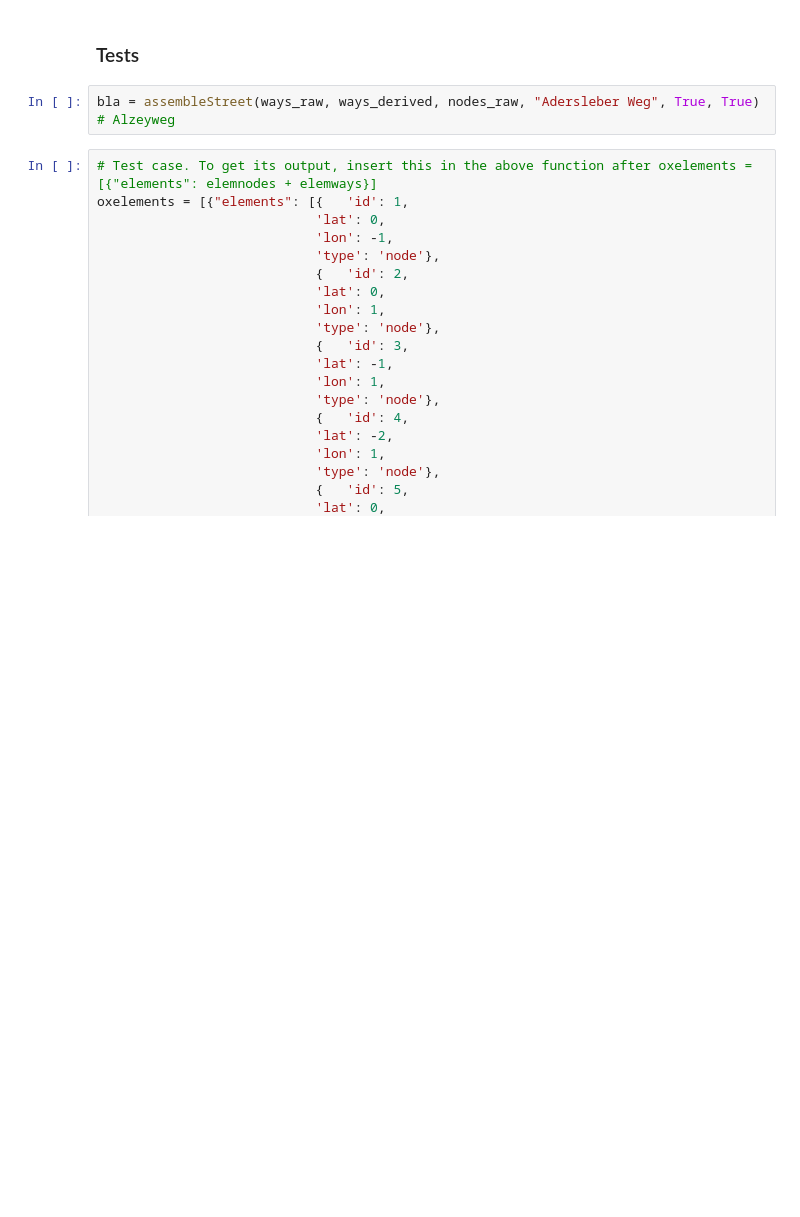
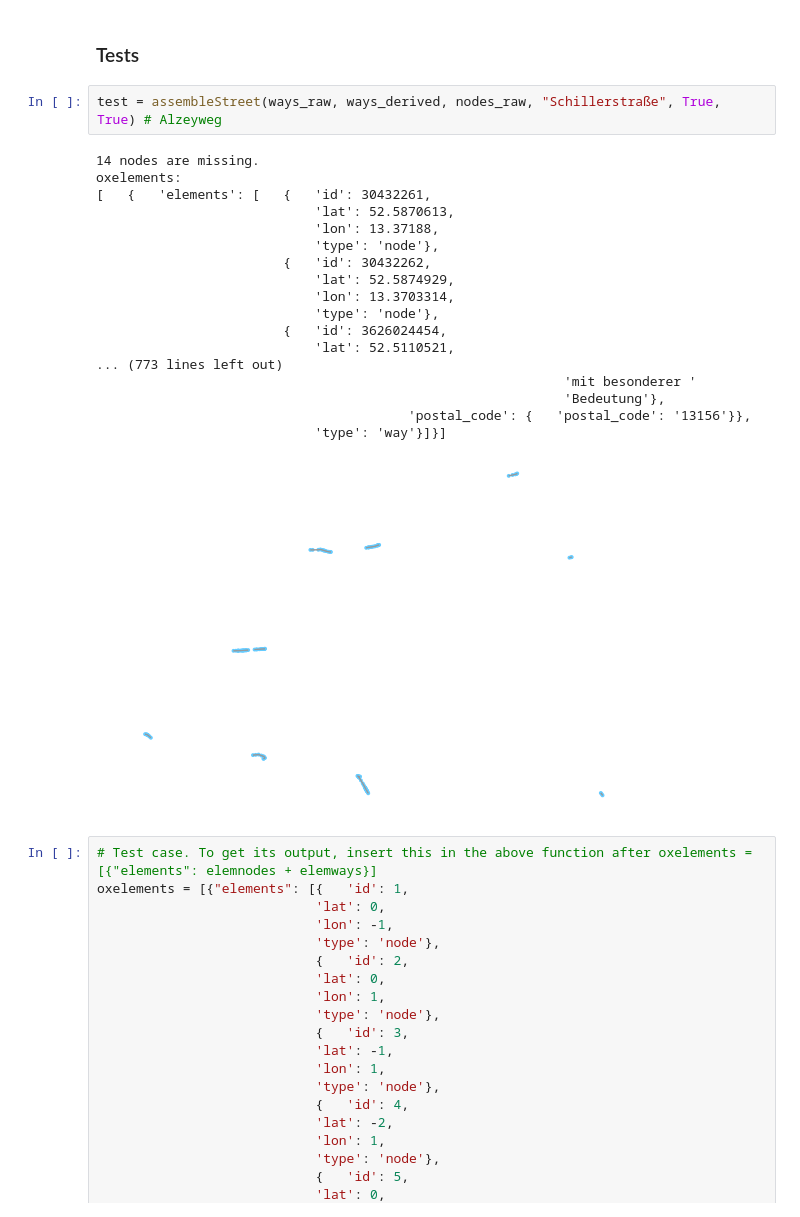
Before and after one commit to move-lab/lab-what-the-street-datawrangling, a Jupyter notebook: _playground/berlin-street-wurst/mobviz_streetunwind.ipynb, the cells around one changed output. Cells and saved outputs as stored; diff of their text form; blank space fills up the shorter version.

```diff
--- a/_playground/berlin-street-wurst/mobviz_streetunwind.ipynb
+++ b/_playground/berlin-street-wurst/mobviz_streetunwind.ipynb
@@ -173,7 +172,26 @@ with open(pathdatain + cityname +"_streetnameserror.txt", "w") as f:
 # %% [markdown]
 ### Tests
 # %%
-bla = assembleStreet(ways_raw, ways_derived, nodes_raw, "Adersleber Weg", True, True) # Alzeyweg
+test = assembleStreet(ways_raw, ways_derived, nodes_raw, "Schillerstraße", True, True) # Alzeyweg
+# %% [output]
+14 nodes are missing.
+oxelements:
+[   {   'elements': [   {   'id': 30432261,
+                            'lat': 52.5870613,
+                            'lon': 13.37188,
+                            'type': 'node'},
+                        {   'id': 30432262,
+                            'lat': 52.5874929,
+                            'lon': 13.3703314,
+                            'type': 'node'},
+                        {   'id': 3626024454,
+                            'lat': 52.5110521,
+... (773 lines left out)
+                                                            'mit besonderer '
+                                                            'Bedeutung'},
+                                        'postal_code': {   'postal_code': '13156'}},
+                            'type': 'way'}]}]
+[figure, added]
 # %%
 # Test case. To get its output, insert this in the above function after oxelements = [{"elements": elemnodes + elemways}]
 oxelements = [{"elements": [{   'id': 1,
```
Also changed, not shown: parts of 2 cells of this notebook, 15 other files.
